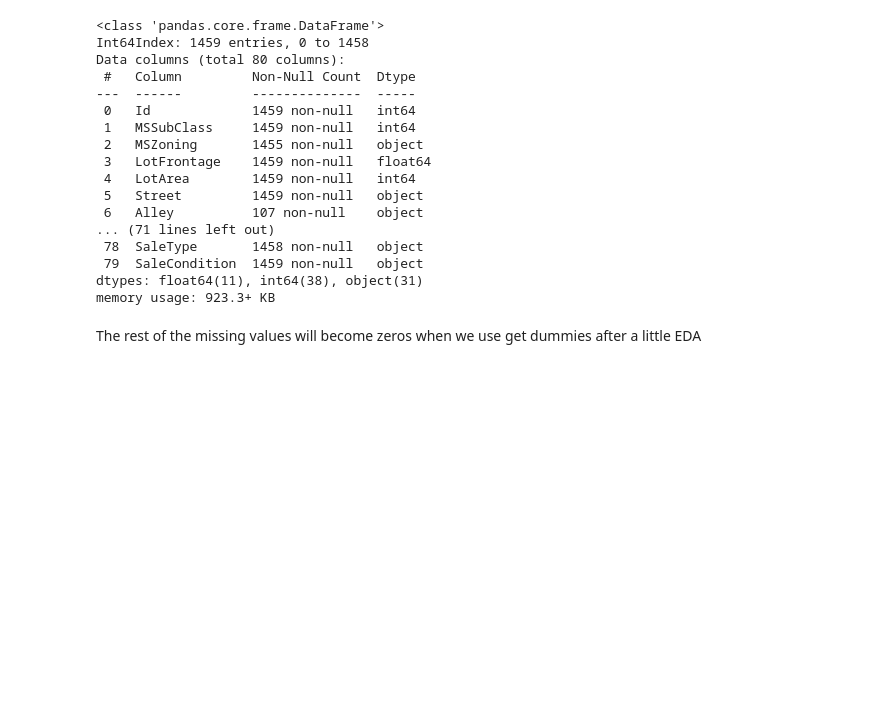
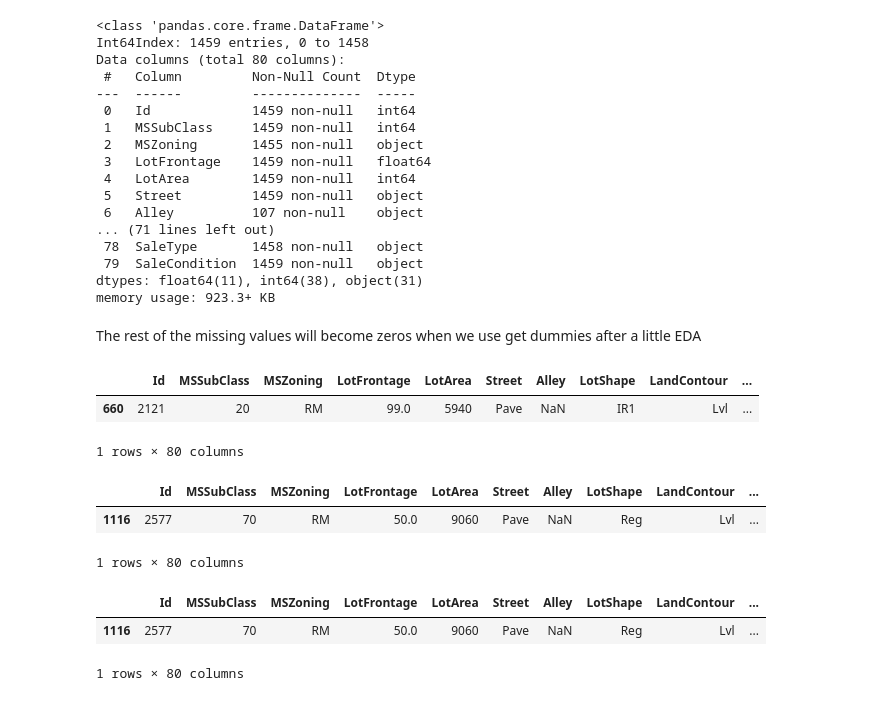
Before and after one commit to HopeFrost/House_price_prediction, a Jupyter notebook: housing_EDA.ipynb, the cells around one changed output. Cells and saved outputs as stored; diff of their text form; code cells hidden in the pictures; blank space fills up the shorter version.

```diff
--- a/housing_EDA.ipynb
+++ b/housing_EDA.ipynb
@@ -450,3 +451,21 @@ The rest of the missing values will become zeros when we use get dummies after a
 # %%
 houses.select_dtypes(exclude=[np.number]).info()
 #still 30 object columns
+# %%
+test[test.BsmtFinSF1.isnull()]
+# %% [output]
+|  | Id | MSSubClass | MSZoning | LotFrontage | LotArea | Street | Alley | LotShape | LandContour | ... |
+| 660 | 2121 | 20 | RM | 99.0 | 5940 | Pave | NaN | IR1 | Lvl | ... |
+1 rows × 80 columns
+# %%
+test[test.GarageCars.isnull()]
+# %% [output]
+|  | Id | MSSubClass | MSZoning | LotFrontage | LotArea | Street | Alley | LotShape | LandContour | ... |
+| 1116 | 2577 | 70 | RM | 50.0 | 9060 | Pave | NaN | Reg | Lvl | ... |
+1 rows × 80 columns
+# %%
+test[test.GarageArea.isnull()]
+# %% [output]
+|  | Id | MSSubClass | MSZoning | LotFrontage | LotArea | Street | Alley | LotShape | LandContour | ... |
+| 1116 | 2577 | 70 | RM | 50.0 | 9060 | Pave | NaN | Reg | Lvl | ... |
+1 rows × 80 columns
```
Also changed, not shown: parts of 1 cell of this notebook, 1 other file.
